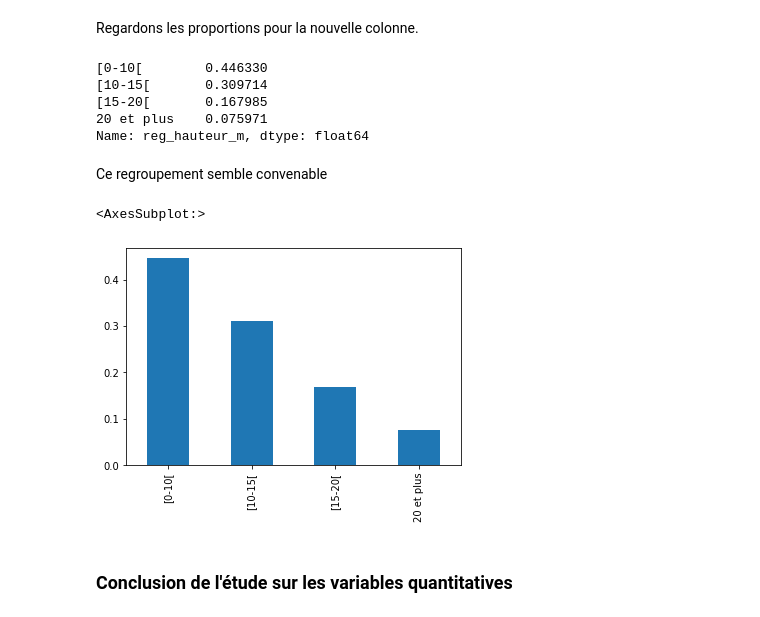
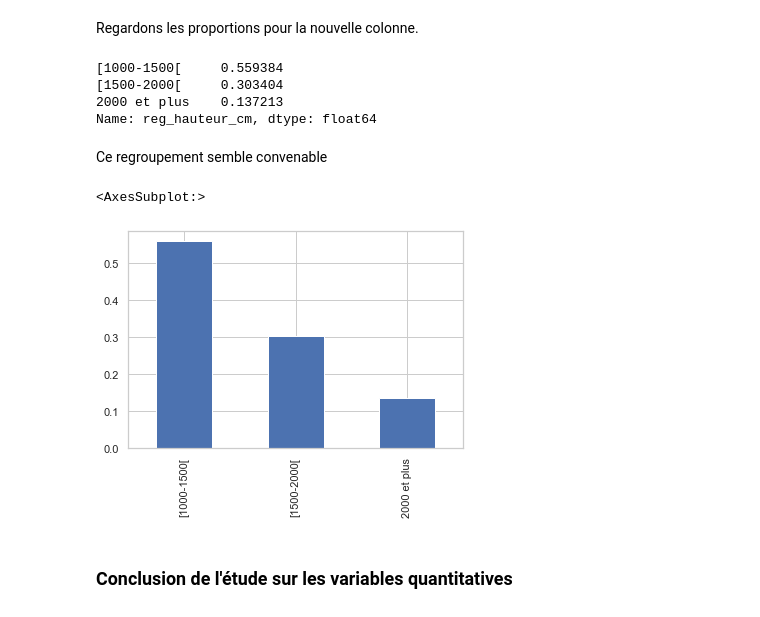
Before and after one commit to AurelieAAN/OP_Projet2, a Jupyter notebook: Scripts_Analyse01.ipynb, the cells around one changed output. Drawn from its saved outputs; the diff is of its cells as text; code cells hidden in the pictures.

Commit message:
update hauteur_cm

```diff
--- a/Scripts_Analyse01.ipynb
+++ b/Scripts_Analyse01.ipynb
@@ -396,5 +396,5 @@ En effet, l'arbre le plus grand connu actuellement à Paris porte le nom de Séq
 https://www.unjourdeplusaparis.com/paris-vert/arbres-remarquables-paris
 Nous pouvons supprimer les données supérieures à 40 mètres.
 # %%
-data = data.loc[data["hauteur_m"] <= 40]
+data = data.loc[data["hauteur_cm"] <= 4000]
 # %%
@@ -427,4 +427,4 @@ Les données dites aberrantes sont celles inférieures à -7.
 Nous pouvons donc uniquement supprimer les données à 0.
 # %%
-data = data.loc[data["hauteur_m"] > 0]
+data = data.loc[data["hauteur_cm"] > 0]
 # %%
@@ -465,32 +465,31 @@ Tout comme pour la variable circonference_cm, faisons un regroupement pour la va
 # %%
 def reg_haut(x):
     if x<10:
-        return "[0-10["
-    elif x>=10 and x<15:
-        return "[10-15["
-    elif x>=15 and x<20:
-        return "[15-20["
-    elif x>=20:
-        return "20 et plus"
+        return "[0-1000["
+    elif x>=1000 and x<1500:
+        return "[1000-1500["
+    elif x>=1500 and x<2000:
+        return "[1500-2000["
+    elif x>=2000:
+        return "2000 et plus"
 # %%
-data['reg_hauteur_m']=data.apply(lambda row: reg_haut(row.hauteur_m), axis=1)
+data['reg_hauteur_cm']=data.apply(lambda row: reg_haut(row.hauteur_cm), axis=1)
 # %% [markdown]
 Regardons les proportions pour la nouvelle colonne.
 # %%
-data['reg_hauteur_m'].value_counts(normalize=True)
+data['reg_hauteur_cm'].value_counts(normalize=True)
 # %% [output]
-[0-10[        0.446330
-[10-15[       0.309714
-[15-20[       0.167985
-20 et plus    0.075971
-Name: reg_hauteur_m, dtype: float64
+[1000-1500[     0.559384
+[1500-2000[     0.303404
+2000 et plus    0.137213
+Name: reg_hauteur_cm, dtype: float64
 # %% [markdown]
 Ce regroupement semble convenable
 # %%
-data["reg_hauteur_m"].value_counts(normalize=True).plot(kind='bar')
+data["reg_hauteur_cm"].value_counts(normalize=True).plot(kind='bar')
 # %% [output]
 <AxesSubplot:>
-[figure, old version]
+[figure, new version]
 # %% [markdown]
 ### Conclusion de l'étude sur les variables quantitatives
 # %% [markdown]
```
Also changed, not shown: parts of 25 cells of this notebook.
